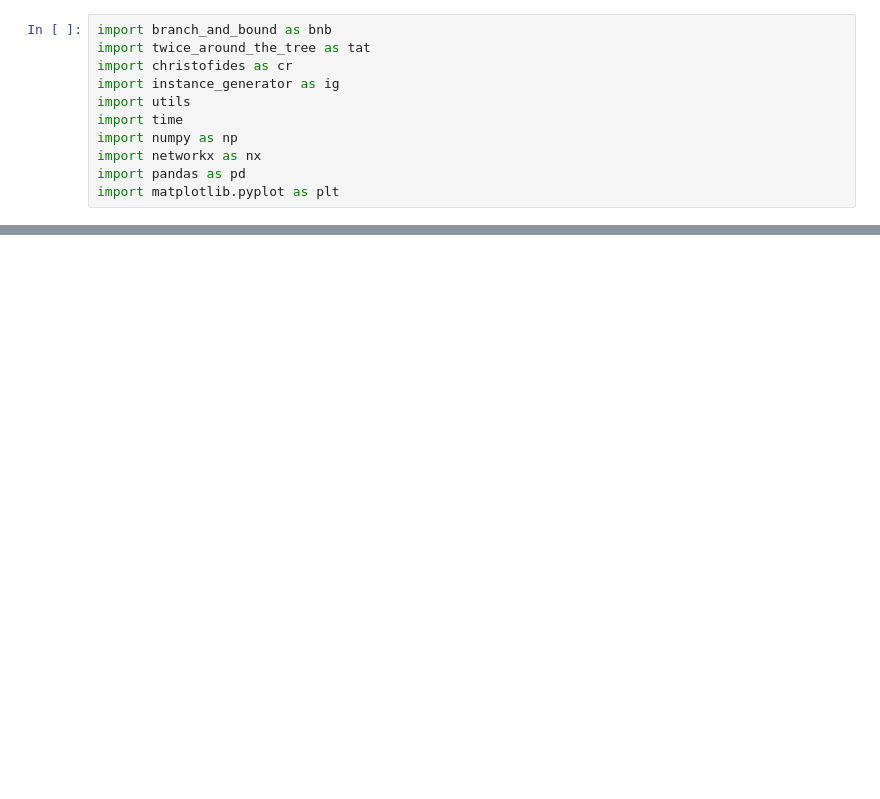
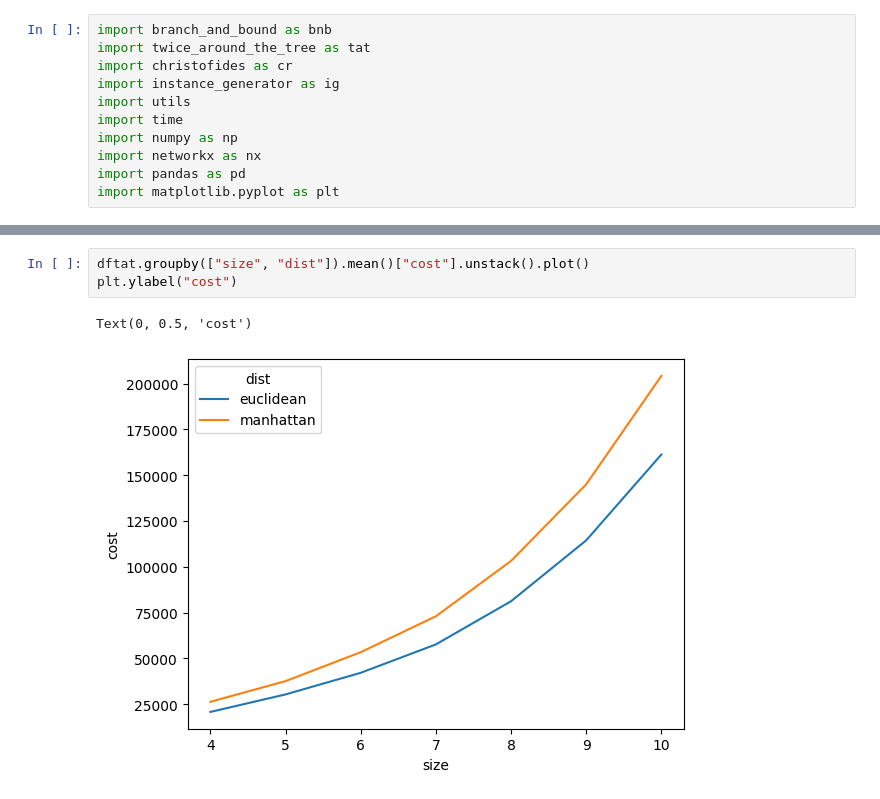
Before and after one commit to LuisFelipeRamos/TP2_Algoritmos2, a Jupyter notebook: testes.ipynb, the cells around one changed output, grey strips where cells are left out. Drawn from its saved outputs; the diff is of its cells as text; blank space fills up the shorter version.

```diff
--- a/testes.ipynb
+++ b/testes.ipynb
@@ -30,0 +19,6 @@ dfcr
+# %%
+dftat.groupby(["size", "dist"]).mean()["cost"].unstack().plot()
+plt.ylabel("cost")
+# %% [output]
+Text(0, 0.5, 'cost')
+[figure, added]
```
Also changed, not shown: parts of 2 cells of this notebook, 10 other files.
